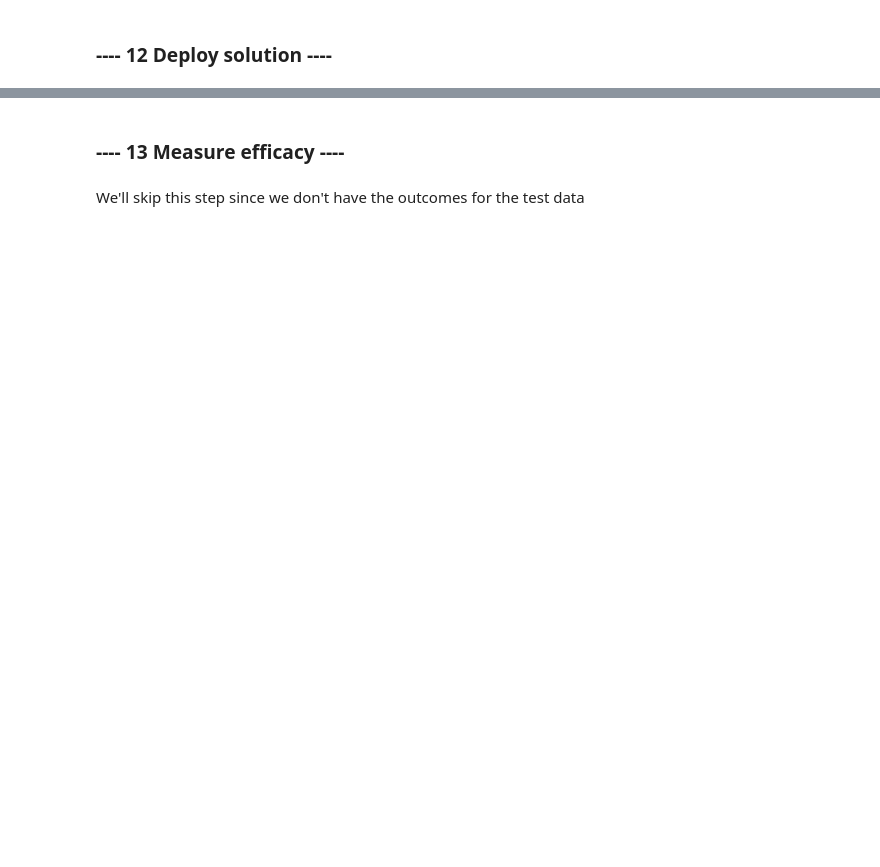
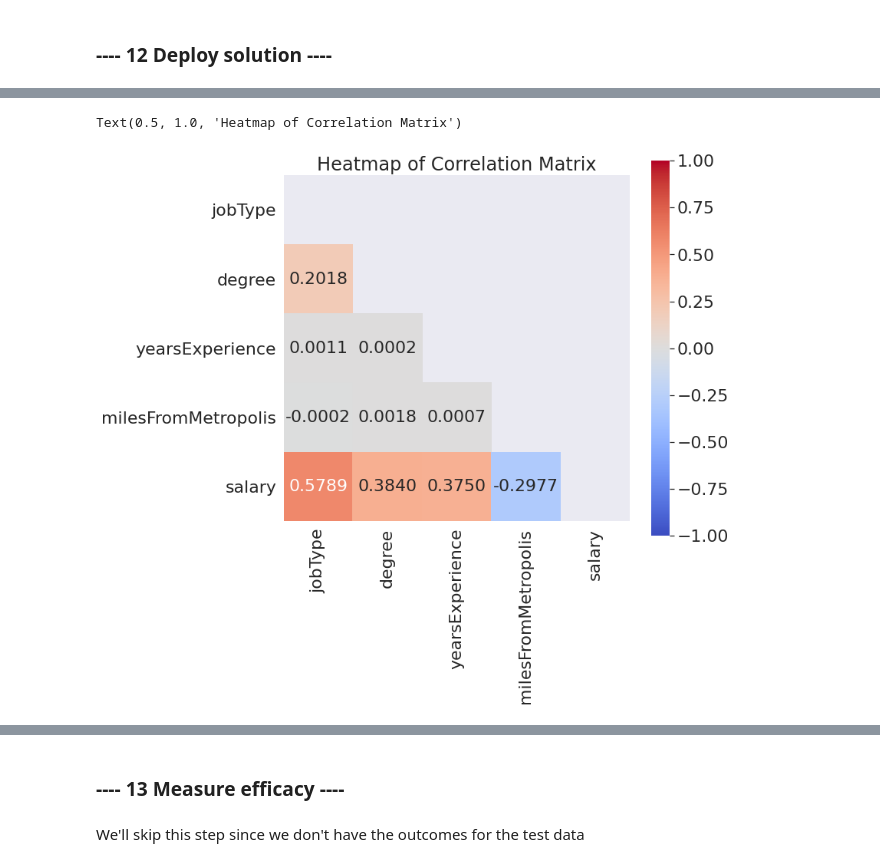
Before and after one commit to Ashur59/salarypredictionportfolio, a Jupyter notebook: salary-prediction-notebook-local.ipynb, the cells around one changed output, grey strips where cells are left out. Drawn from its saved outputs; the diff is of its cells as text; code cells hidden in the pictures; blank space fills up the shorter version.

```diff
--- a/salary-prediction-notebook-local.ipynb
+++ b/salary-prediction-notebook-local.ipynb
@@ -1613,0 +1683,23 @@ Senior: 314.3 (1.4)
+# %%
+corr2 = train_data_NonEngineered[['jobType', 'degree', 'yearsExperience', 'milesFromMetropolis', 'salary']].corr()
+mask = np.zeros_like(corr2)
+mask[np.triu_indices_from(mask)] = True
+with sns.axes_style("white"):
+    sns.set(font_scale=2)
+    f, ax10 = plt.subplots(figsize=(9, 9))
+    ax10 = sns.heatmap(corr2,
+            xticklabels=corr2.columns.values,
+            yticklabels=corr2.columns.values,
+            vmin=-1, vmax=1, center= 0, square=True, cmap= 'coolwarm',
+            annot = True, mask=mask, fmt='0.4f', annot_kws= {'size': 22}
+                    )
+
+    ax10.set_title('Heatmap of Correlation Matrix')
+    ax10.get_figure().savefig("Heatmap of Correlation Matrix.pdf", dpi=None, facecolor='w', edgecolor='w',
+            orientation='portrait', papertype=None, format=None,
+            transparent=False, bbox_inches='tight', pad_inches=0.1,
+            frameon=None, metadata=None
+            )
+# %% [output]
+Text(0.5, 1.0, 'Heatmap of Correlation Matrix')
+[figure, added]
```
Also changed, not shown: parts of 30 cells of this notebook, 1 other file.
